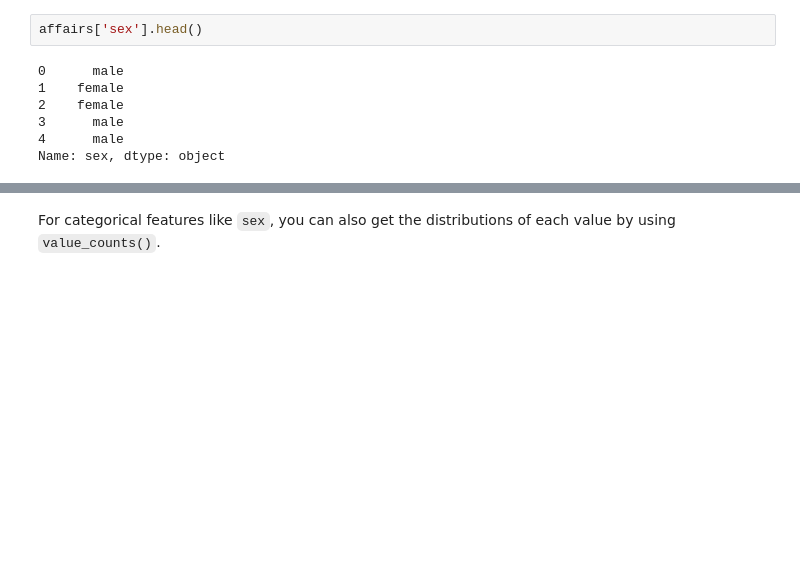
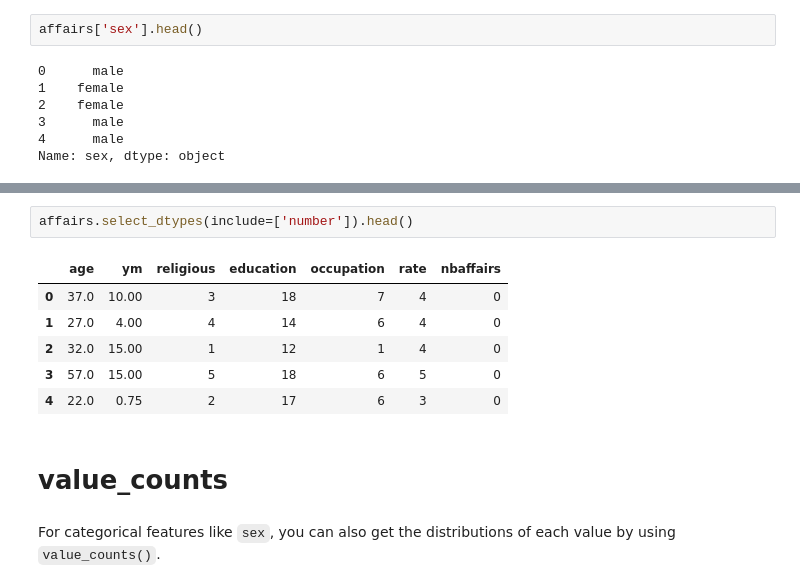
Before and after one commit to MartinSeeler/python-data-exploration, a Jupyter notebook: Exploring Datasets.ipynb, the cells around one changed output, grey strips where cells are left out. Saved outputs shown, nothing was run; the diff lists cells and outputs as text; blank space fills up the shorter version.

```diff
--- a/Exploring Datasets.ipynb
+++ b/Exploring Datasets.ipynb
@@ -73,3 +128,14 @@ Name: sex, dtype: object
+# %%
+affairs.select_dtypes(include=['number']).head()
+# %% [output]
+|  | age | ym | religious | education | occupation | rate | nbaffairs |
+| 0 | 37.0 | 10.00 | 3 | 18 | 7 | 4 | 0 |
+| 1 | 27.0 | 4.00 | 4 | 14 | 6 | 4 | 0 |
+| 2 | 32.0 | 15.00 | 1 | 12 | 1 | 4 | 0 |
+| 3 | 57.0 | 15.00 | 5 | 18 | 6 | 5 | 0 |
+| 4 | 22.0 | 0.75 | 2 | 17 | 6 | 3 | 0 |
+# %% [markdown]
+# value_counts
 # %% [markdown]
 For categorical features like `sex`, you can also get the distributions of each value by using `value_counts()`.
 # %%
```
Also changed, not shown: parts of 25 cells of this notebook.
